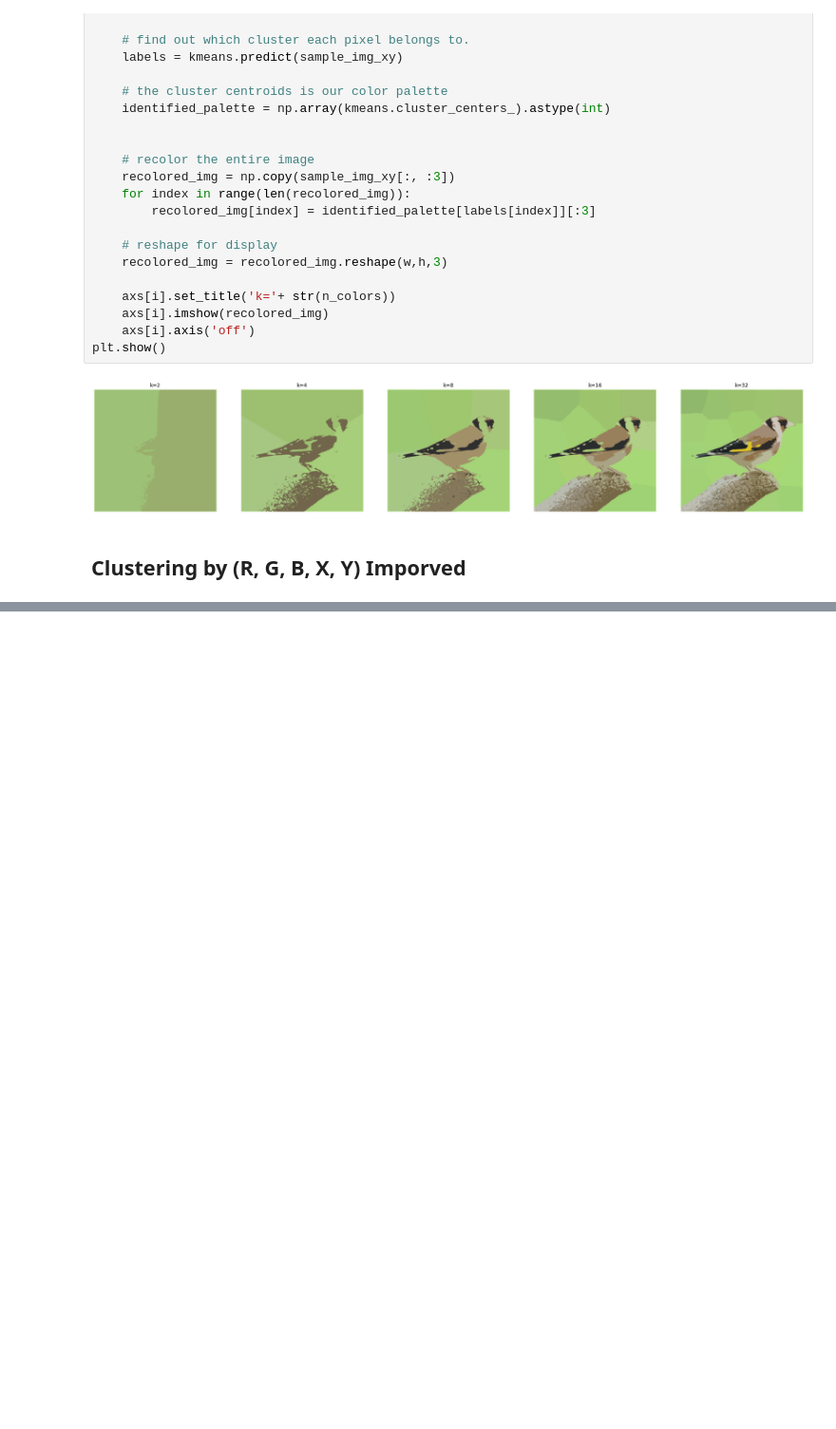
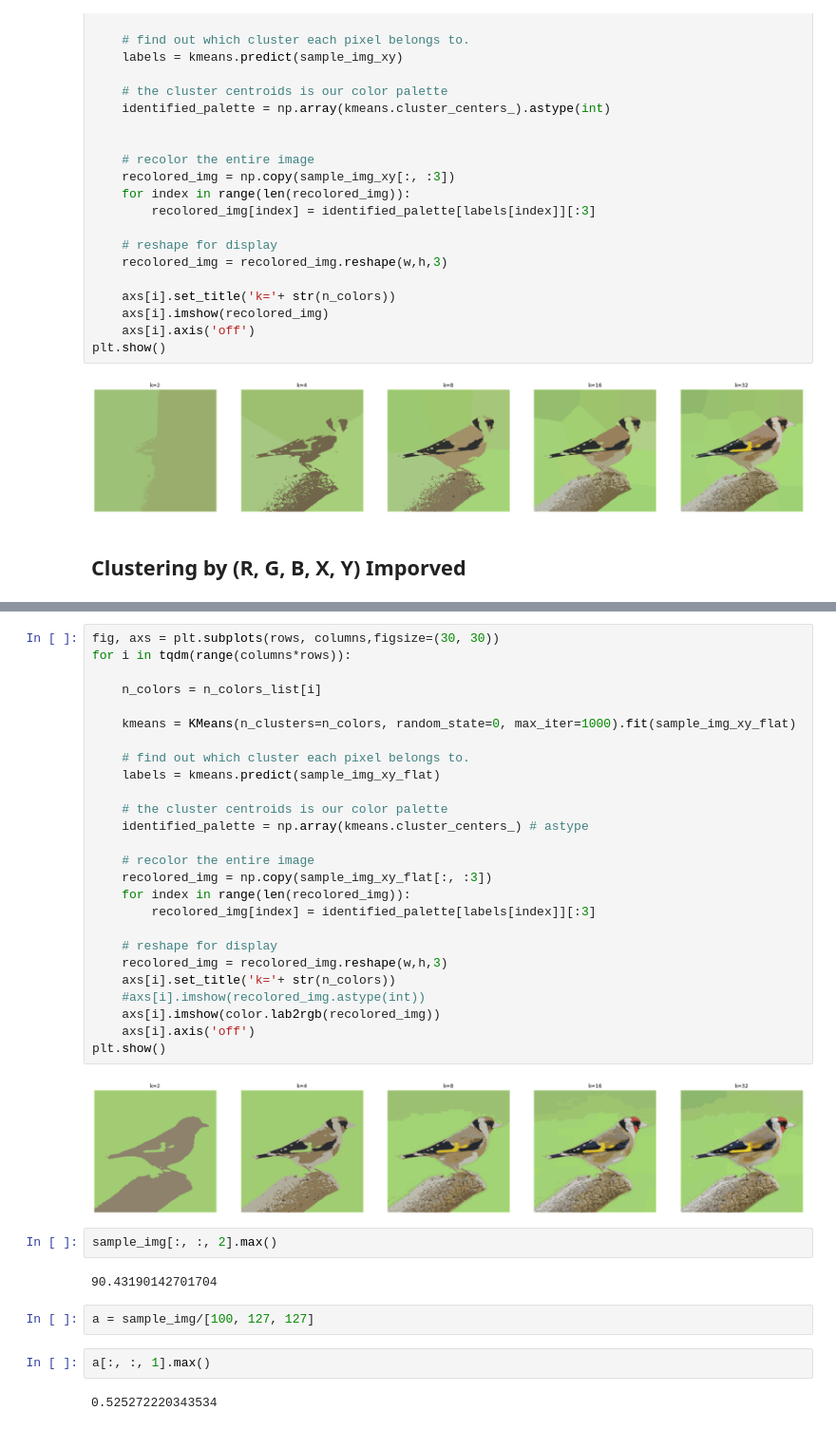
Before and after one commit to qa276390/DLCV-NTU-2020-FALL-HW1, a Jupyter notebook: kmeans_color.ipynb, the cells around one changed output, grey strips where cells are left out. Shown at 95% size. Cells and saved outputs as stored; diff of their text form; blank space fills up the shorter version.

```diff
--- a/kmeans_color.ipynb
+++ b/kmeans_color.ipynb
@@ -150,0 +183,38 @@ print(labels)
+# %%
+fig, axs = plt.subplots(rows, columns,figsize=(30, 30))
+for i in tqdm(range(columns*rows)):
+
+    n_colors = n_colors_list[i]
+
+    kmeans = KMeans(n_clusters=n_colors, random_state=0, max_iter=1000).fit(sample_img_xy_flat)
+
+    # find out which cluster each pixel belongs to.
+    labels = kmeans.predict(sample_img_xy_flat)
+
+    # the cluster centroids is our color palette
+    identified_palette = np.array(kmeans.cluster_centers_) # astype
+
+    # recolor the entire image
+    recolored_img = np.copy(sample_img_xy_flat[:, :3])
+    for index in range(len(recolored_img)):
+        recolored_img[index] = identified_palette[labels[index]][:3]
+
+    # reshape for display
+    recolored_img = recolored_img.reshape(w,h,3)
+    axs[i].set_title('k='+ str(n_colors))
+    #axs[i].imshow(recolored_img.astype(int))
+    axs[i].imshow(color.lab2rgb(recolored_img))
+    axs[i].axis('off')
+plt.show()
+# %% [output]
+[figure, added]
+# %%
+sample_img[:, :, 2].max()
+# %% [output]
+90.43190142701704
+# %%
+a = sample_img/[100, 127, 127]
+# %%
+a[:, :, 1].max()
+# %% [output]
+0.525272220343534
```
Also changed, not shown: parts of 6 cells of this notebook, 4 other files.
